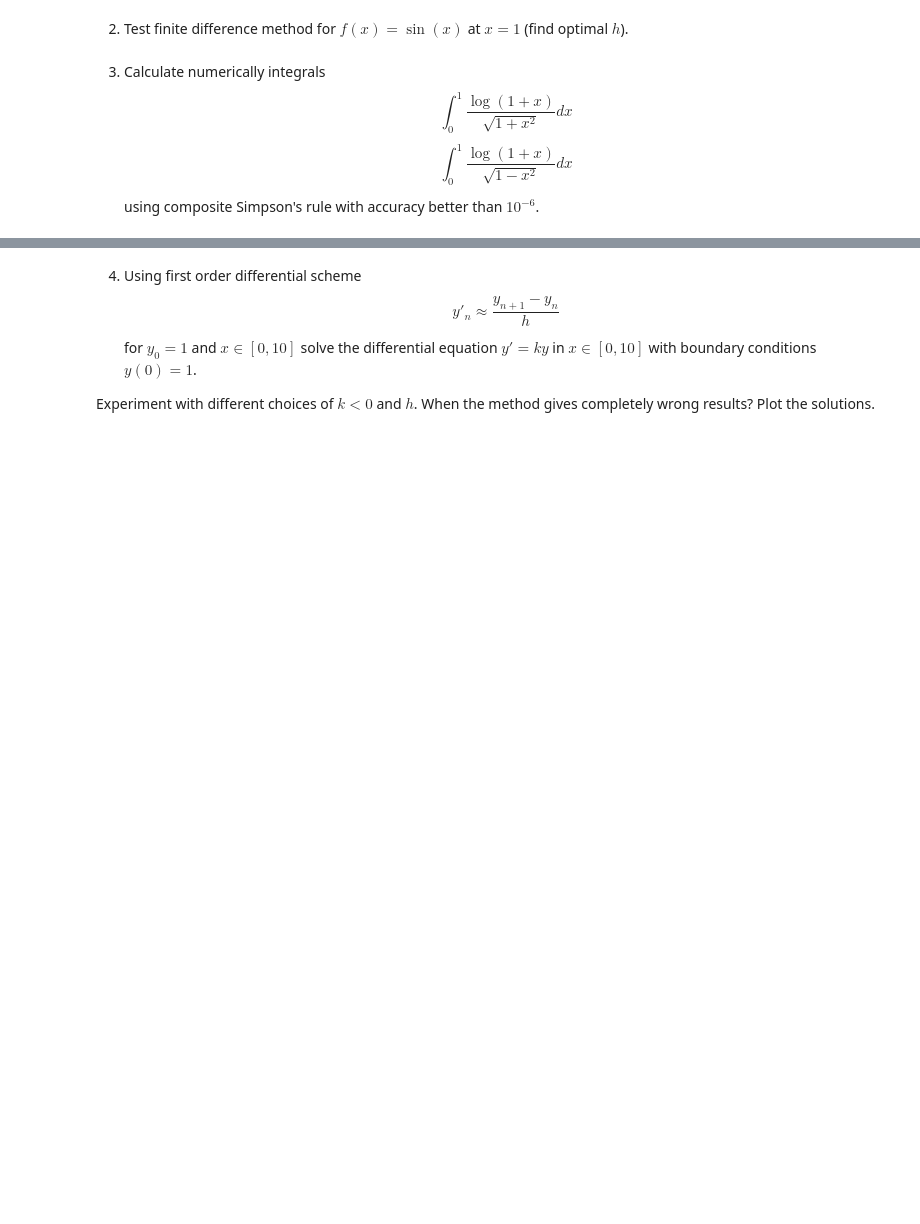
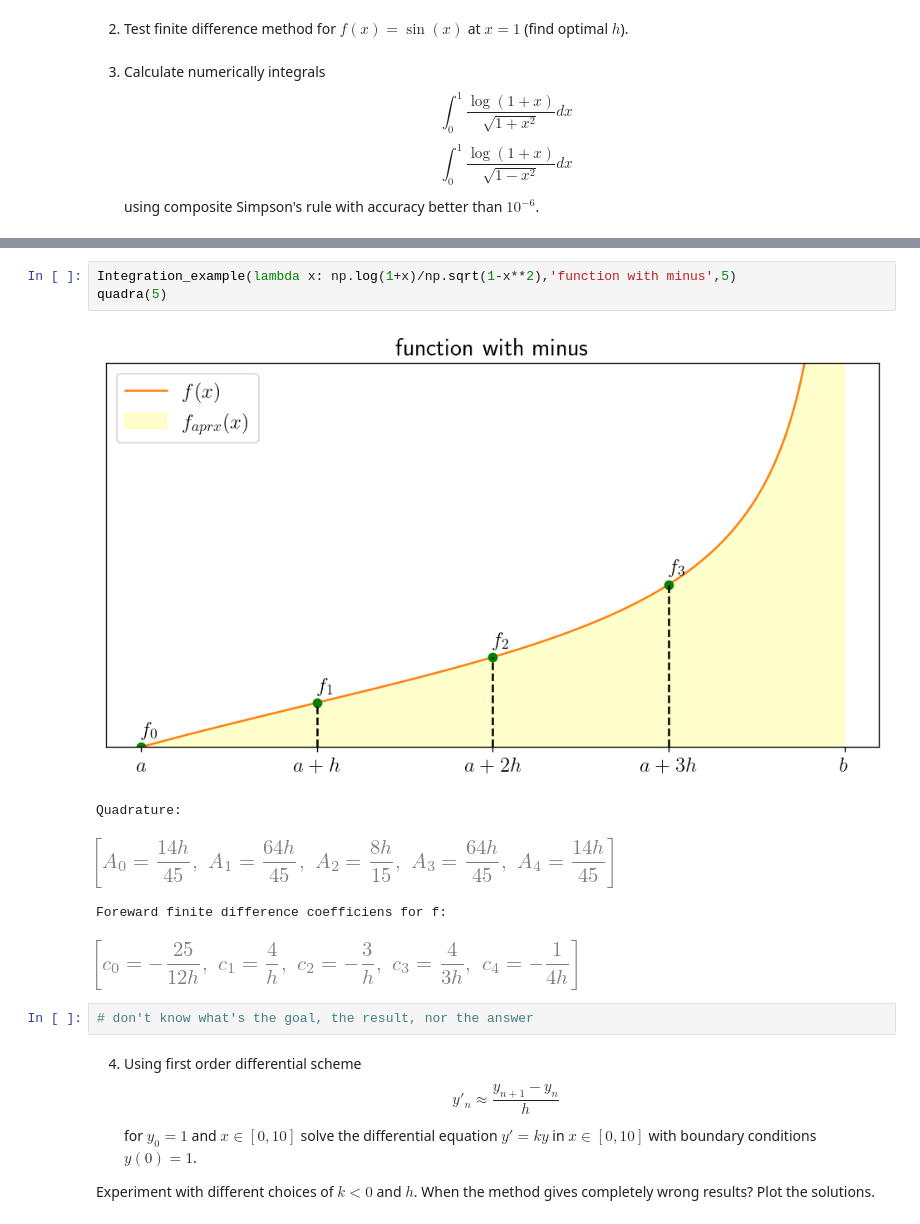
Before and after one commit to falcotinnunculus/szaloneramki, a Jupyter notebook: 05/Lecture_04_2025.ipynb, the cells around one changed output, grey strips where cells are left out. Drawn from its saved outputs; the diff is of its cells as text; blank space fills up the shorter version.

```diff
--- a/05/Lecture_04_2025.ipynb
+++ b/05/Lecture_04_2025.ipynb
@@ -835,3 +887,14 @@ Even better: use adaptive methods - divide when the error within a segment which
+# %%
+Integration_example(lambda x: np.log(1+x)/np.sqrt(1-x**2),'function with minus',5)
+quadra(5)
+# %% [output]
+[figure, added]
+Quadrature:
+[figure, added]
+Foreward finite difference coefficiens for f:
+[figure, added]
+# %%
+# don't know what's the goal, the result, nor the answer
 # %% [markdown]
 4. Using first order differential scheme $$y'_n\approx \frac{y_{n+1}-y_n}{h}$$ for $y_0=1$ and $x\in [0,10]$
 solve the differential equation $y' = ky$  in $x\in[0,10]$ with boundary conditions $y(0)=1$.
```
Also changed, not shown: parts of 3 cells of this notebook.
